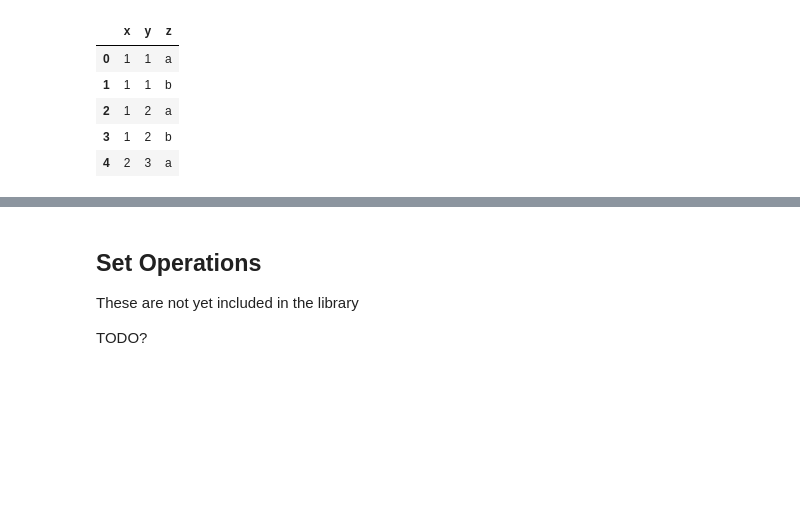
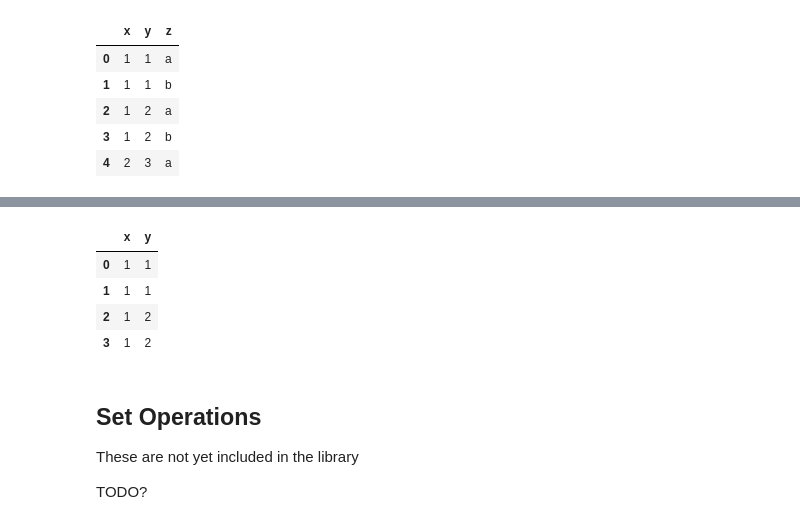
Before and after one commit to bodhi-root/pplyr, a Jupyter notebook: vignettes/two-table.ipynb, the cells around one changed output, grey strips where cells are left out. Cells and saved outputs as stored; diff of their text form; code cells hidden in the pictures; blank space fills up the shorter version.

```diff
--- a/vignettes/two-table.ipynb
+++ b/vignettes/two-table.ipynb
@@ -176,3 +214,12 @@ TODO?
+# %%
+# But only two rows actually match:
+df1.pipe(pplyr.semi_join, df2, on="x")
+# %% [output]
+|  | x | y |
+| 0 | 1 | 1 |
+| 1 | 1 | 1 |
+| 2 | 1 | 2 |
+| 3 | 1 | 2 |
 # %% [markdown]
 ## Set Operations
 
```
Also changed, not shown: parts of 5 cells of this notebook, 8 other files.
